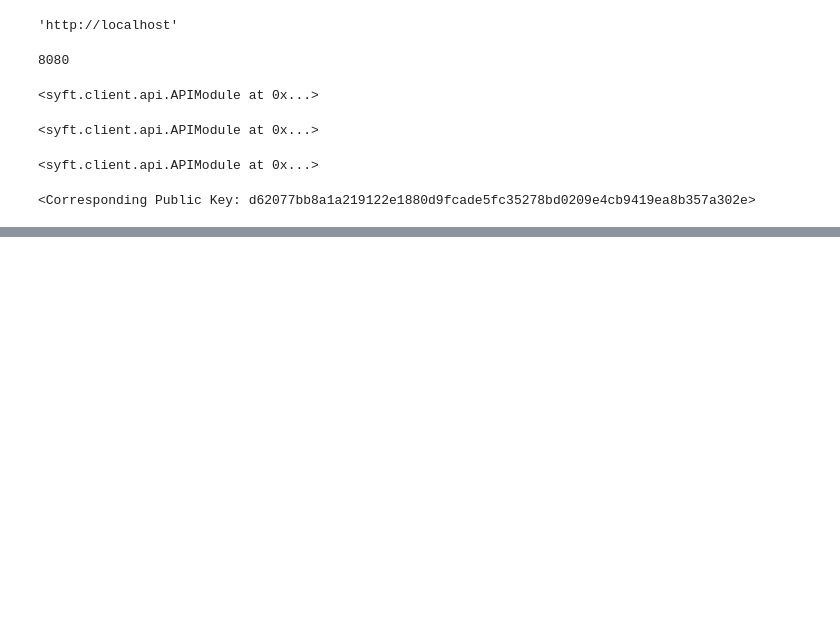
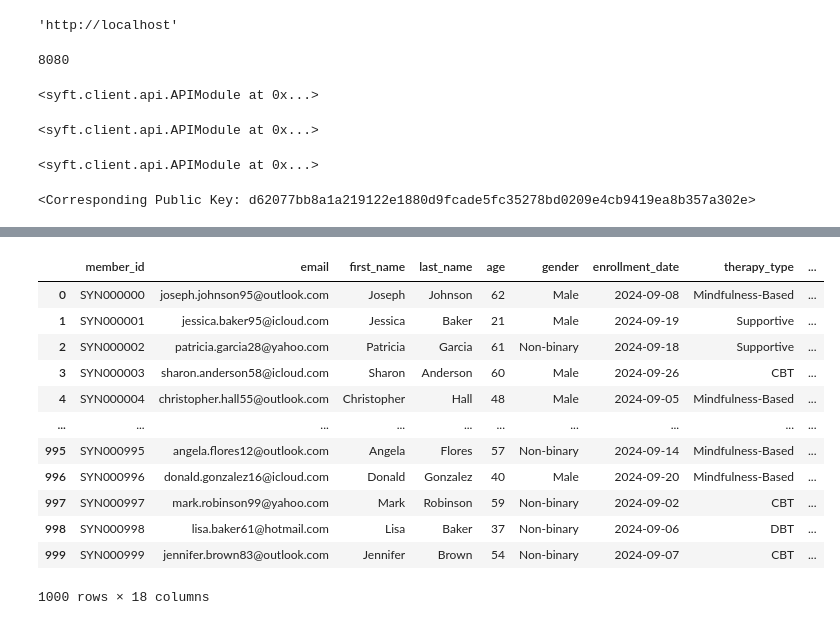
Before and after one commit to sicktastic/tardis-pysyft-openmined, a Jupyter notebook: tardis.ipynb, the cells around one changed output, grey strips where cells are left out. Saved outputs shown, nothing was run; the diff lists cells and outputs as text; code cells hidden in the pictures; blank space fills up the shorter version.

```diff
--- a/tardis.ipynb
+++ b/tardis.ipynb
@@ -85,0 +94,16 @@ df.head(50)
+# %%
+phq_mock
+# %% [output]
+|  | member_id | email | first_name | last_name | age | gender | enrollment_date | therapy_type | ... |
+| 0 | SYN000000 | joseph.johnson95@outlook.com | Joseph | Johnson | 62 | Male | 2024-09-08 | Mindfulness-Based | ... |
+| 1 | SYN000001 | jessica.baker95@icloud.com | Jessica | Baker | 21 | Male | 2024-09-19 | Supportive | ... |
+| 2 | SYN000002 | patricia.garcia28@yahoo.com | Patricia | Garcia | 61 | Non-binary | 2024-09-18 | Supportive | ... |
+| 3 | SYN000003 | sharon.anderson58@icloud.com | Sharon | Anderson | 60 | Male | 2024-09-26 | CBT | ... |
+| 4 | SYN000004 | christopher.hall55@outlook.com | Christopher | Hall | 48 | Male | 2024-09-05 | Mindfulness-Based | ... |
+| ... | ... | ... | ... | ... | ... | ... | ... | ... | ... |
+| 995 | SYN000995 | angela.flores12@outlook.com | Angela | Flores | 57 | Non-binary | 2024-09-14 | Mindfulness-Based | ... |
+| 996 | SYN000996 | donald.gonzalez16@icloud.com | Donald | Gonzalez | 40 | Male | 2024-09-20 | Mindfulness-Based | ... |
+| 997 | SYN000997 | mark.robinson99@yahoo.com | Mark | Robinson | 59 | Non-binary | 2024-09-02 | CBT | ... |
+| 998 | SYN000998 | lisa.baker61@hotmail.com | Lisa | Baker | 37 | Non-binary | 2024-09-06 | DBT | ... |
+| 999 | SYN000999 | jennifer.brown83@outlook.com | Jennifer | Brown | 54 | Non-binary | 2024-09-07 | CBT | ... |
+1000 rows × 18 columns
```
Also changed, not shown: parts of 12 cells of this notebook, 4 other files.
